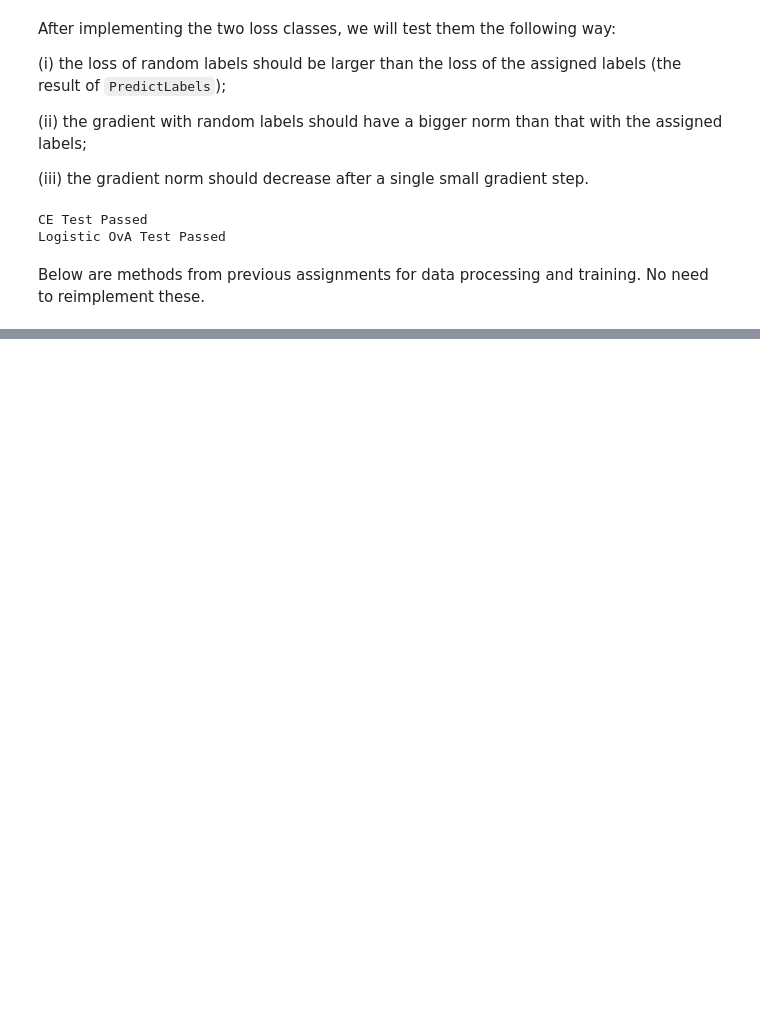
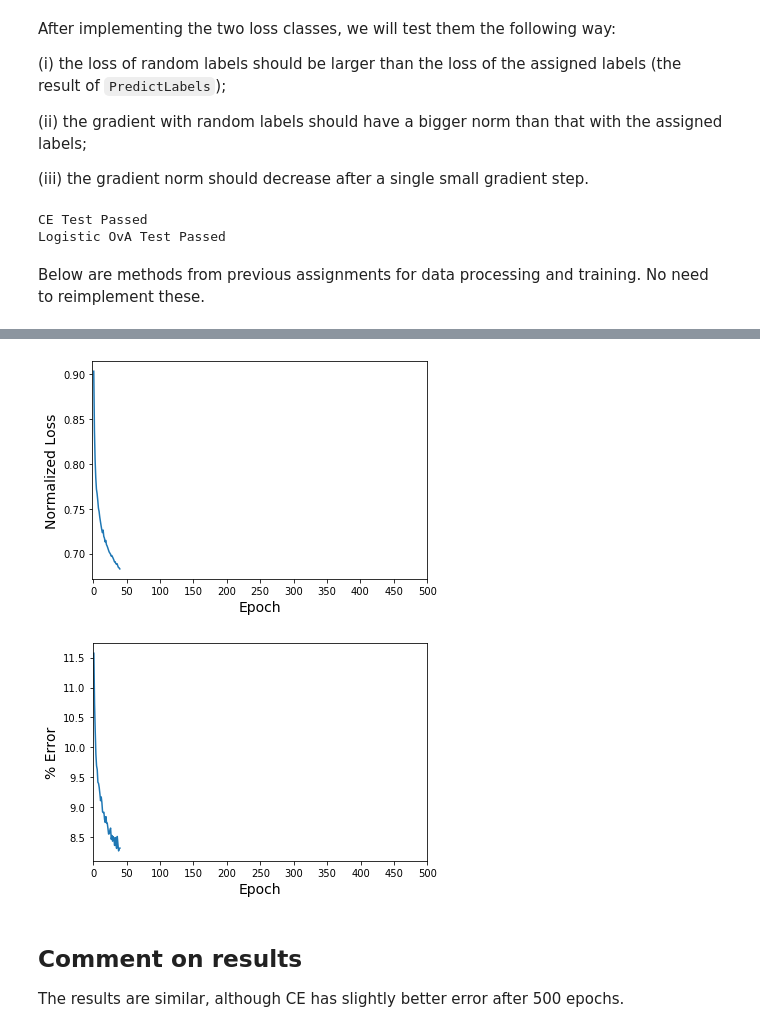
Before and after one commit to ebruun/COS324, a Jupyter notebook: A4/PA4_Bruun_Multiclass_UPDATE.ipynb, the cells around one changed output, grey strips where cells are left out. Drawn from its saved outputs; the diff is of its cells as text; code cells hidden in the pictures; blank space fills up the shorter version.

```diff
--- a/A4/PA4_Bruun_Multiclass_UPDATE.ipynb
+++ b/A4/PA4_Bruun_Multiclass_UPDATE.ipynb
@@ -723,0 +754,24 @@ assert np.array_equal(np.argmax(C, axis=1), np.arange(k))
+# %%
+# plot loss vs epochs, separately plot error vs epochs
+
+#SKIPPING INITIAL LOSS/ERROR, TO HAVE BETTER RESOLUTION
+
+plt.plot(range(1,len(loss_sgd)), loss_sgd[1:])
+_ = plt.xlabel('Epoch', fontsize=14)
+_ = plt.ylabel('Normalized Loss', fontsize=14)
+_ = plt.xticks(np.arange(0,501,50))
+
+plt.show()
+
+plt.plot(range(1,len(error_sgd)), np.asarray(error_sgd[1:])*100)
+_ = plt.xlabel('Epoch', fontsize=14)
+_ = plt.ylabel('% Error', fontsize=14)
+_ = plt.xticks(np.arange(0,501,50))
+plt.show()
+# %% [output]
+[figure, added]
+[figure, added]
+# %% [markdown]
+## Comment on results
+
+The results are similar, although CE has slightly better error after 500 epochs.
```
Also changed, not shown: parts of 32 cells of this notebook.
